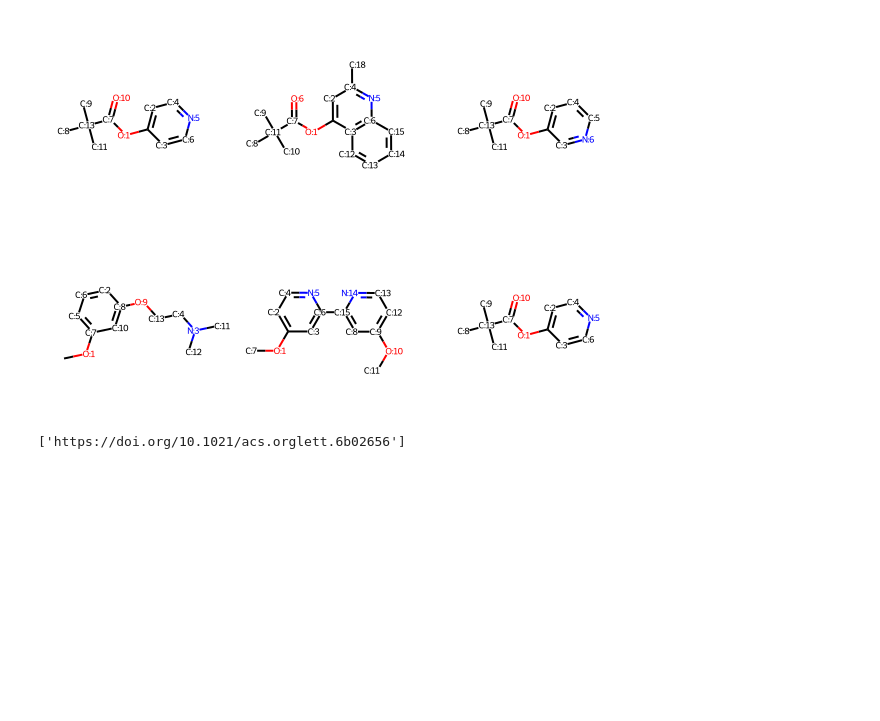
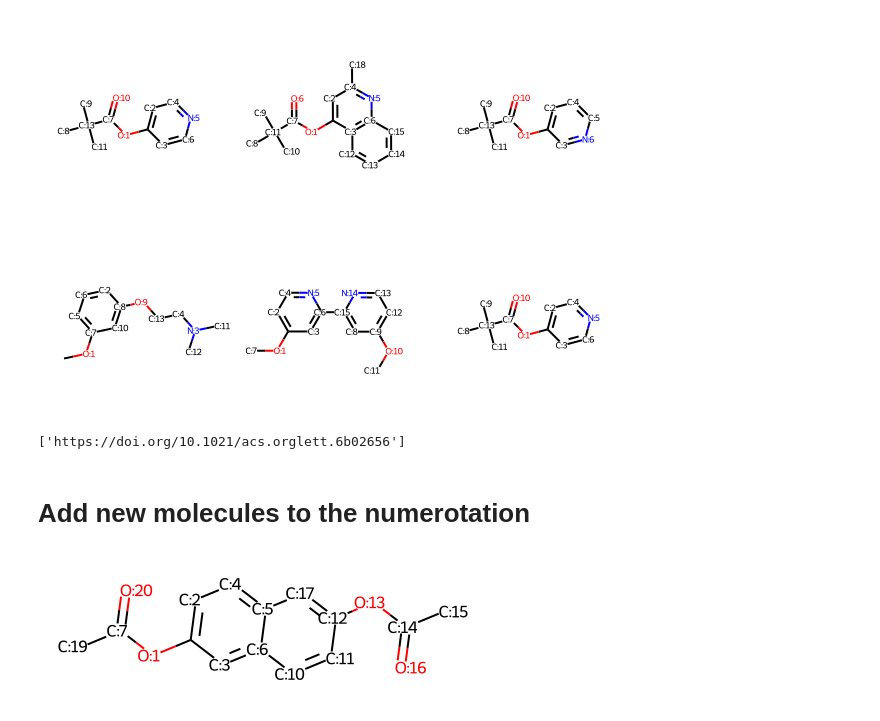
Before and after one commit to truejulosdu13/NiCOlit, a Jupyter notebook: notebooks/2_number_by_shared_atoms.ipynb, the cells around one changed output. Drawn from its saved outputs; the diff is of its cells as text; code cells hidden in the pictures; blank space fills up the shorter version.

```diff
--- a/notebooks/2_number_by_shared_atoms.ipynb
+++ b/notebooks/2_number_by_shared_atoms.ipynb
@@ -243,3 +243,22 @@ unik_CO_df3["C0C7_num"] = [List_numbered_7[i][1] for i in range(len(List_numbere
 # %%
 # export data to new .csv
 #unik_CO_df3.to_csv("../data_csv/fragments_0-7.csv", sep=',',index=False)
+# %% [markdown]
+# Add new molecules to the numerotation
+# %%
+smi = "CC(=O)Oc1ccc2c(c1)ccc(c2)OC(=O)C"
+react = Chem.CanonSmiles(smi)
+fragC = Chem.CanonSmiles("*c1ccccc1")
+fragO = Chem.CanonSmiles("CCO*")
+product = 'nan'
+C0O1_num = 'nan'
+C0C6_num = 'nan'
+mol = Chem.MolFromSmiles(react)
+# %%
+mol = nb.number_C0O1(mol, fragO, fragC)[0]
+mol = nb.number_C2C3(mol)
+mol = nb.number_C456(mol)
+mol = nb.number_7(mol)
+mol
+# %% [output]
+[figure, added]
```
Also changed, not shown: parts of 8 cells of this notebook, 12 other files.
